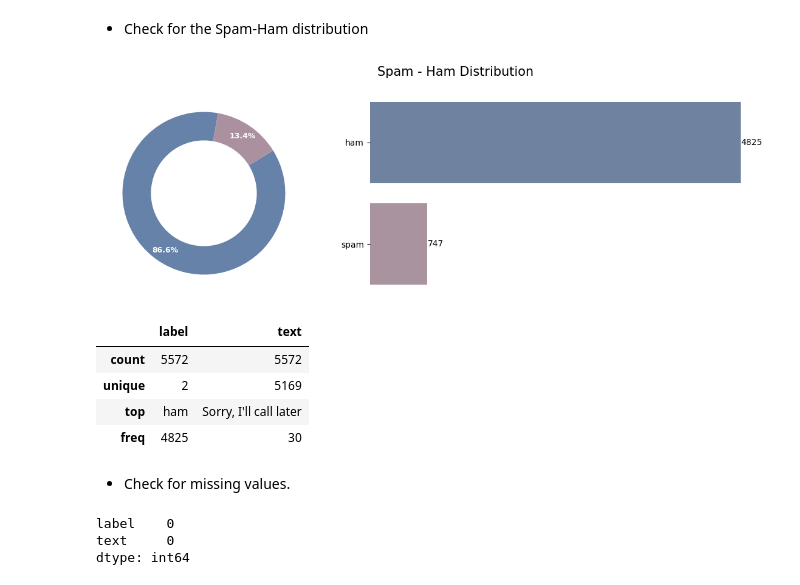
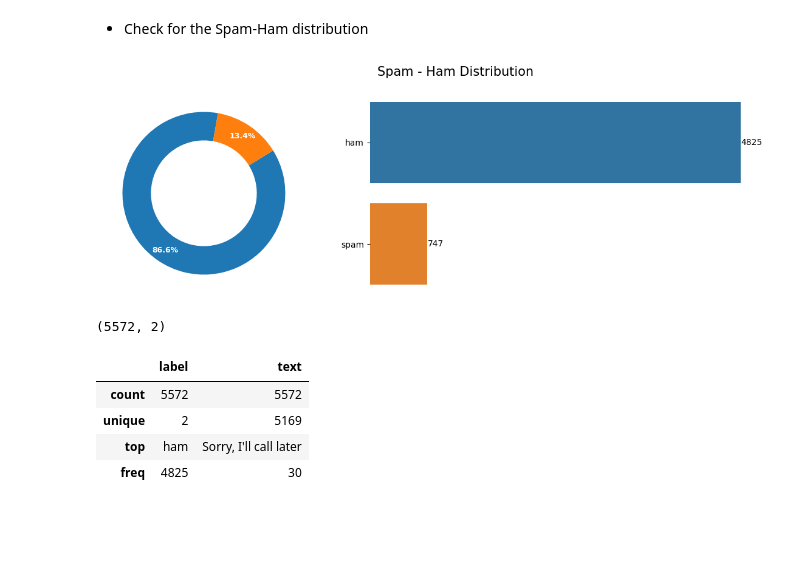
Before and after one commit to julsCadenas/DS-ML-Projects, a Jupyter notebook: SpamEmailClassifier/notebooks/spam_classifier.ipynb, the cells around one changed output. Saved outputs shown, nothing was run; the diff lists cells and outputs as text; code cells hidden in the pictures; blank space fills up the shorter version.

```diff
--- a/SpamEmailClassifier/notebooks/spam_classifier.ipynb
+++ b/SpamEmailClassifier/notebooks/spam_classifier.ipynb
@@ -43,30 +43,34 @@ import seaborn as sns
 # %%
 def plot_distribution(df):
     plt.rcParams.update({'figure.facecolor': 'white', 'axes.facecolor': 'white'})
     fig, ax = plt.subplots(1, 2, figsize=(15, 4))
 
     value_counts = df['label'].value_counts()
-    labels, colors = value_counts.index.tolist(), ["#6782a8", "#ab90a0"]
+    labels = value_counts.index.tolist()
 
-    ax[0].pie(value_counts, labels=labels, autopct='%1.1f%%', colors=colors,
+    ax[0].pie(value_counts, labels=labels, autopct='%1.1f%%',
               textprops={'size': 9, 'color': 'white', 'fontweight': 'bold'},
               wedgeprops={'width': 0.35}, startangle=80, pctdistance=0.85)
     ax[0].add_artist(plt.Circle((0, 0), 0.6, fc='white'))
 
-    sns.countplot(data=df, y='label', ax=ax[1], hue='label', palette=colors, order=labels, legend=False)
+    sns.countplot(data=df, y='label', ax=ax[1], hue='label', order=labels, legend=False)
     for i, v in enumerate(value_counts):
         ax[1].text(v + 1, i, str(v), color='black', fontsize=10, va='center')
 
     sns.despine(left=True, bottom=True)
     ax[1].set(ylabel=None, xlabel="", xticks=[])
 
     fig.suptitle('Spam - Ham Distribution', fontsize=15)
     plt.tight_layout(rect=[0, 0, 0.85, 1])
     plt.show()
 
 plot_distribution(df)
 # %% [output]
-[figure, old version]
+[figure, new version]
+# %%
+df.shape
+# %% [output]
+(5572, 2)
 # %%
 df.describe()
 # %% [output]
@@ -75,11 +79,3 @@ df.describe()
 | unique | 2 | 5169 |
 | top | ham | Sorry, I'll call later |
 | freq | 4825 | 30 |
-# %% [markdown]
-- Check for missing values.
-# %%
-df.isnull().sum()
-# %% [output]
-label    0
-text     0
-dtype: int64
```
Also changed, not shown: parts of 33 cells of this notebook.
